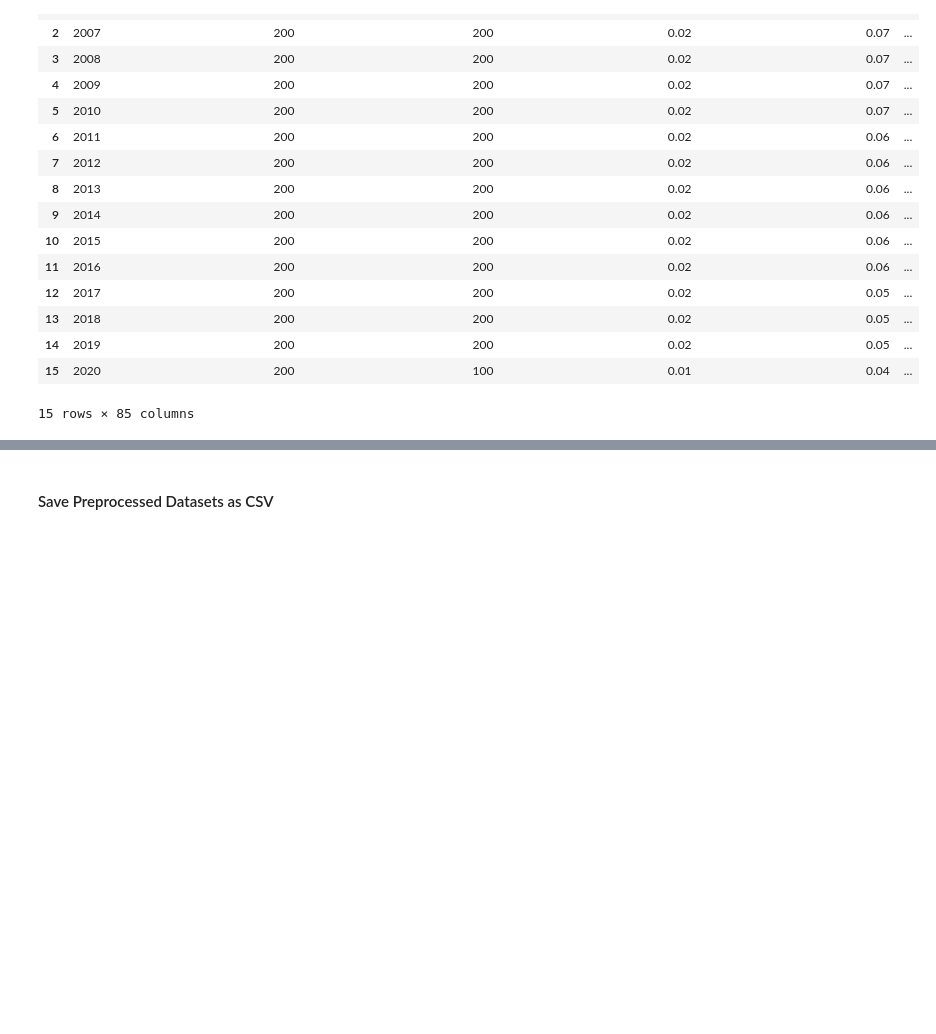
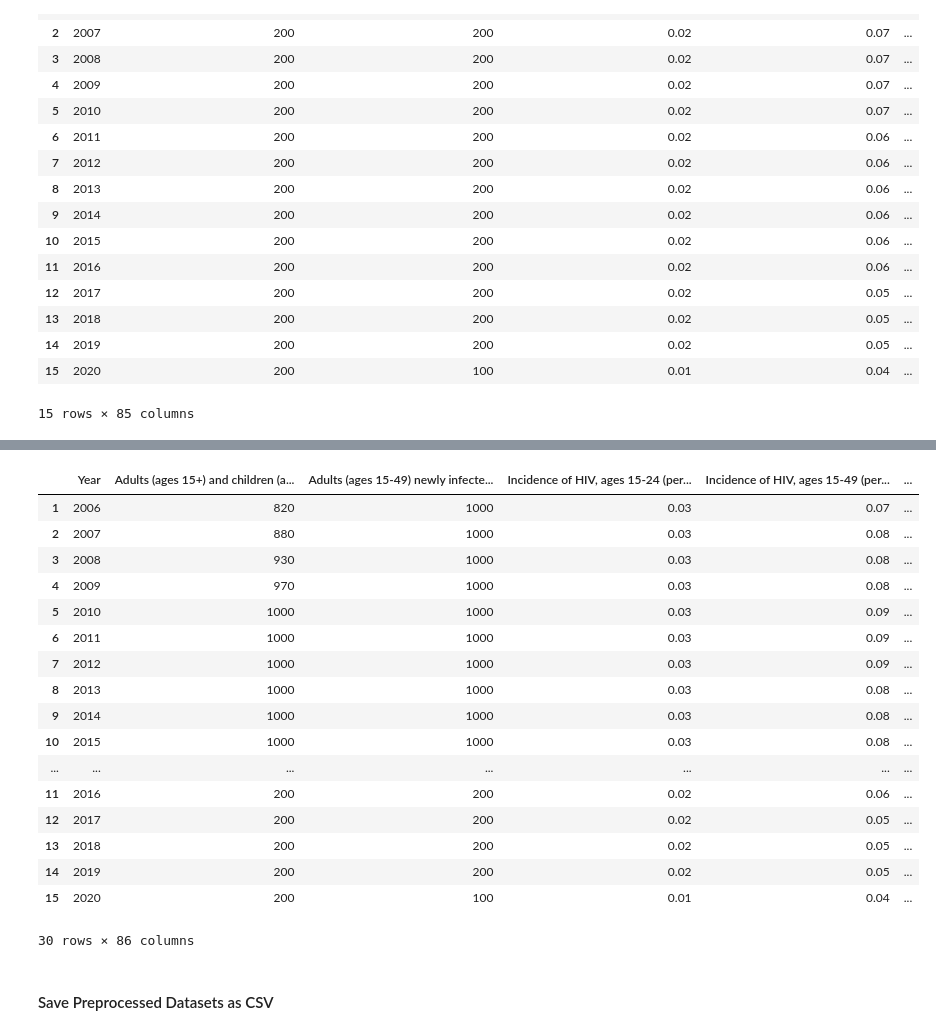
Before and after one commit to JP-Thoma/Kangaroos-Kiwis-love-UN-SDGs, a Jupyter notebook: Preprocessing_SDG_AUS_NZ.ipynb, the cells around one changed output, grey strips where cells are left out. Cells and saved outputs as stored; diff of their text form; code cells hidden in the pictures; blank space fills up the shorter version.

```diff
--- a/Preprocessing_SDG_AUS_NZ.ipynb
+++ b/Preprocessing_SDG_AUS_NZ.ipynb
@@ -454,3 +454,9 @@ NZL_preprocessed
 | 14 | 2019 | 200 | 200 | 0.02 | 0.05 | ... |
 | 15 | 2020 | 200 | 100 | 0.01 | 0.04 | ... |
 15 rows × 85 columns
+# %%
+#joined dataset
+
+AUS_preprocessed["Country"]="Australia"
+
+NZL_preprocessed["Country"]="New Zealand"
@@ -457,3 +489,28 @@ NZL_preprocessed
+# %%
+joint_preprocessed = AUS_preprocessed
+
+joint_preprocessed = joint_preprocessed.append(NZL_preprocessed)
+
+joint_preprocessed
+# %% [output]
+|  | Year | Adults (ages 15+) and children (a... | Adults (ages 15-49) newly infecte... | Incidence of HIV, ages 15-24 (per... | Incidence of HIV, ages 15-49 (per... | ... |
+| 1 | 2006 | 820 | 1000 | 0.03 | 0.07 | ... |
+| 2 | 2007 | 880 | 1000 | 0.03 | 0.08 | ... |
+| 3 | 2008 | 930 | 1000 | 0.03 | 0.08 | ... |
+| 4 | 2009 | 970 | 1000 | 0.03 | 0.08 | ... |
+| 5 | 2010 | 1000 | 1000 | 0.03 | 0.09 | ... |
+| 6 | 2011 | 1000 | 1000 | 0.03 | 0.09 | ... |
+| 7 | 2012 | 1000 | 1000 | 0.03 | 0.09 | ... |
+| 8 | 2013 | 1000 | 1000 | 0.03 | 0.08 | ... |
+| 9 | 2014 | 1000 | 1000 | 0.03 | 0.08 | ... |
+| 10 | 2015 | 1000 | 1000 | 0.03 | 0.08 | ... |
+| ... | ... | ... | ... | ... | ... | ... |
+| 11 | 2016 | 200 | 200 | 0.02 | 0.06 | ... |
+| 12 | 2017 | 200 | 200 | 0.02 | 0.05 | ... |
+| 13 | 2018 | 200 | 200 | 0.02 | 0.05 | ... |
+| 14 | 2019 | 200 | 200 | 0.02 | 0.05 | ... |
+| 15 | 2020 | 200 | 100 | 0.01 | 0.04 | ... |
+30 rows × 86 columns
 # %% [markdown]
 #### Save Preprocessed Datasets as CSV
 # %%
```
Also changed, not shown: parts of 3 cells of this notebook.
